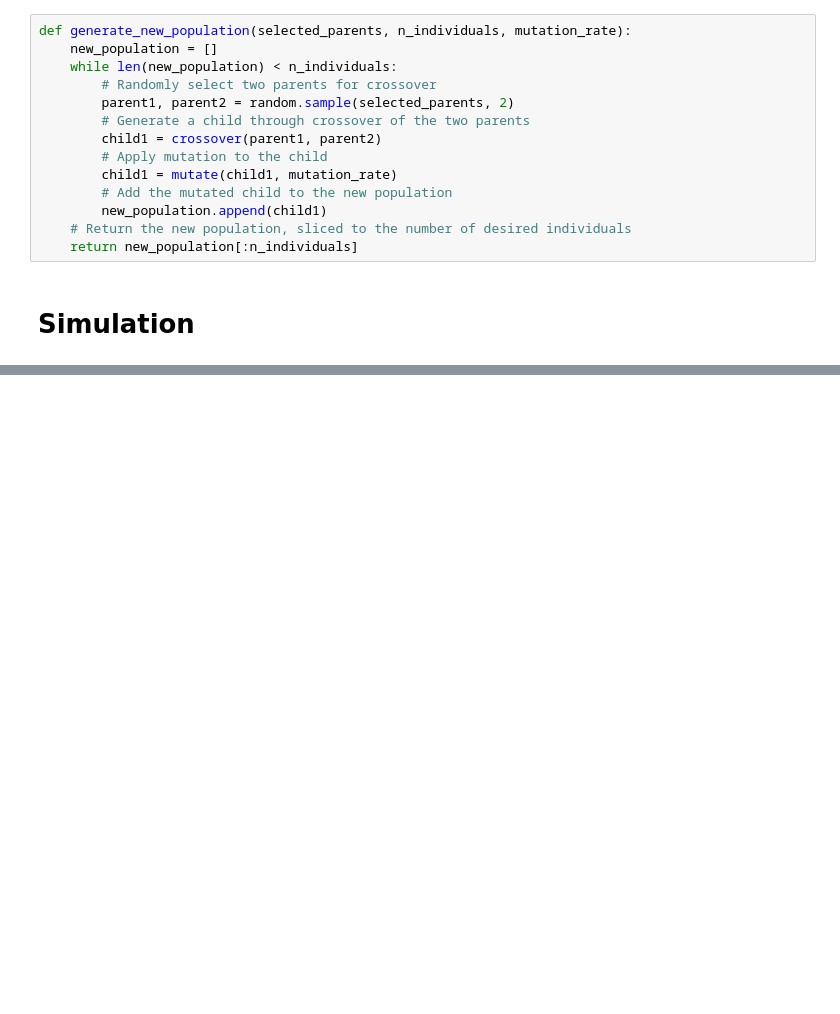
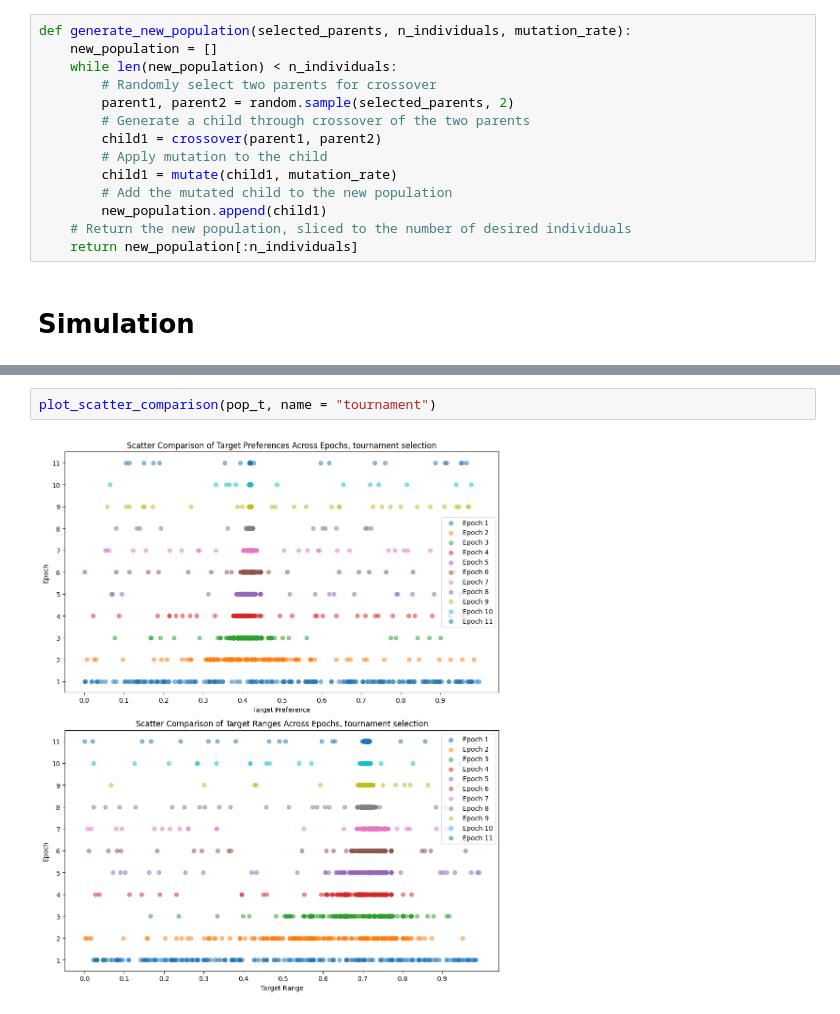
Before and after one commit to Aleedm/computational-intelligence, a Jupyter notebook: nim_game/lab2_nim.ipynb, the cells around one changed output, grey strips where cells are left out. Saved outputs shown, nothing was run; the diff lists cells and outputs as text; blank space fills up the shorter version.

```diff
--- a/nim_game/lab2_nim.ipynb
+++ b/nim_game/lab2_nim.ipynb
@@ -593,0 +562,4 @@ Frame 1 of 30: [[52.  1.  0.  0.  0.  0.  0.  0.  0.  0.  0.]
+# %%
+plot_scatter_comparison(pop_t, name = "tournament")
+# %% [output]
+[figure, added]
```
Also changed, not shown: parts of 42 cells of this notebook, 10 other files.
